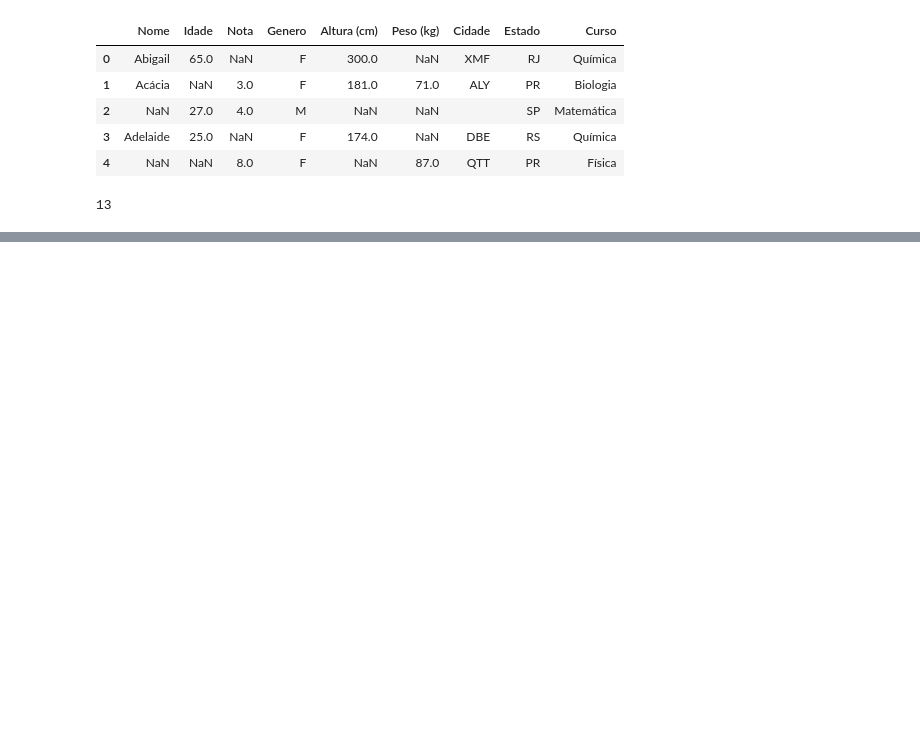
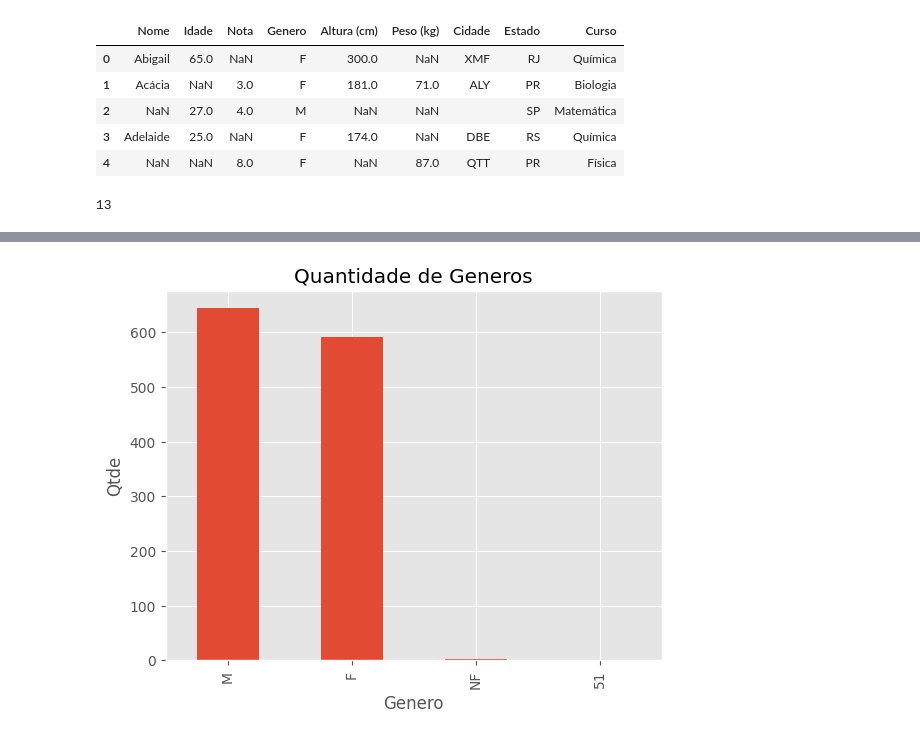
Before and after one commit to Gcango/Projecto_Limpeza_dados_datascience, a Jupyter notebook: Limpeza_dados_dataScience.ipynb, the cells around one changed output, grey strips where cells are left out. Drawn from its saved outputs; the diff is of its cells as text; code cells hidden in the pictures; blank space fills up the shorter version.

```diff
--- a/Limpeza_dados_dataScience.ipynb
+++ b/Limpeza_dados_dataScience.ipynb
@@ -258,0 +315,3 @@ qtd_nomes
+# %%
+media_peso=dados['Peso (kg)'].mean()
+dados['Peso (kg)']=dados['Peso (kg)'].fillna(media_peso)
@@ -258,0 +325,3 @@ qtd_nomes
+# %%
+media_nota = dados['Nota'].mean()
+dados['Nota']=dados['Nota'].fillna(media_nota)
@@ -258,0 +330,5 @@ qtd_nomes
+# %%
+dados['Cidade']=dados['Cidade'].fillna(dados['Estado'])
+dados['Estado']=dados['Estado'].fillna(dados['Cidade'])
+dados['Curso']=dados['Curso'].fillna('Outros')
+dados[['Cidade', 'Estado', 'Curso']]=dados[['Cidade', 'Estado', 'Curso']].fillna("Outros")
@@ -258,0 +362,2 @@ qtd_nomes
+# %%
+dados['Genero']=dados['Genero'].fillna('NF')
@@ -258,0 +402,7 @@ qtd_nomes
+# %%
+plt.title('Quantidade de Generos')
+plt.xlabel('Genero')
+plt.ylabel('Qtde')
+_ = dados.Genero.value_counts().plot.bar()
+# %% [output]
+[figure, added]
```
Also changed, not shown: parts of 44 cells of this notebook.
